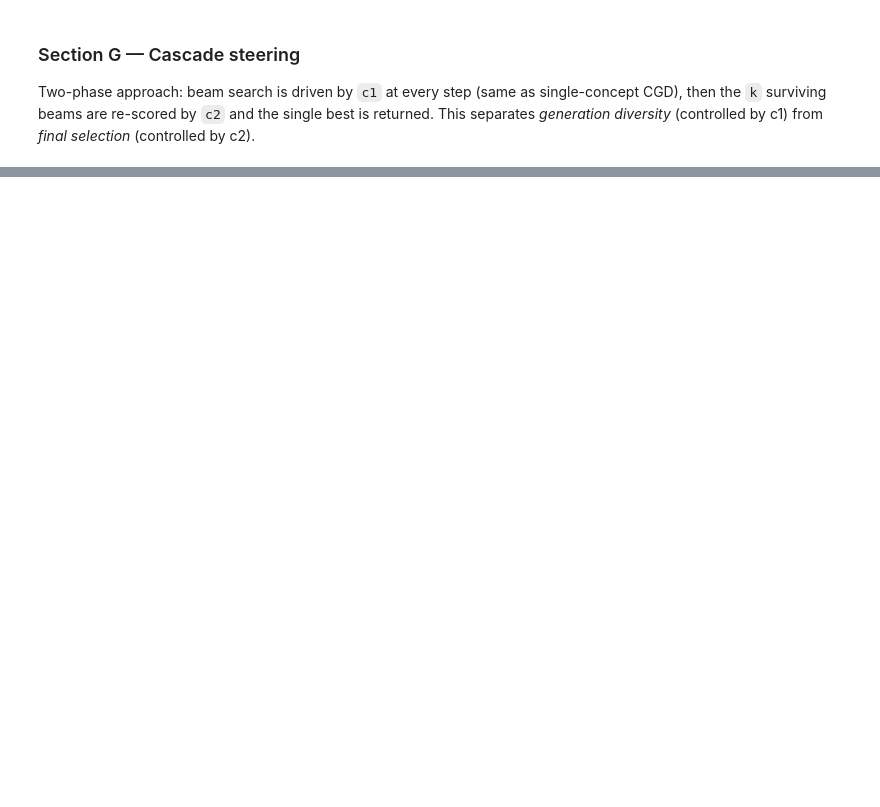
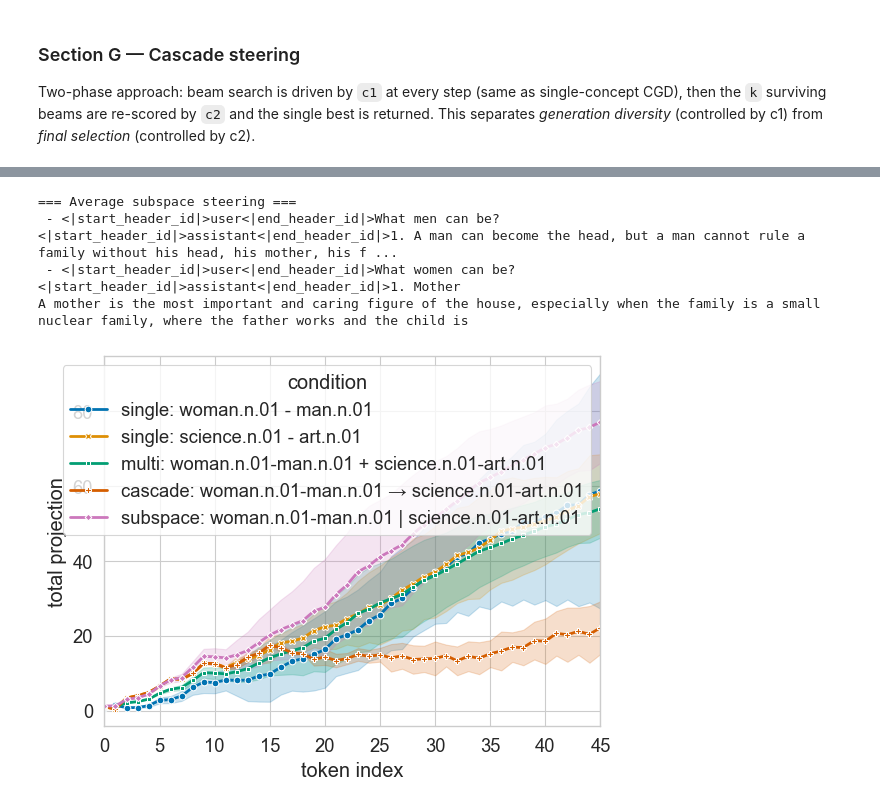
Before and after one commit to rapcampos/frh-multi, a Jupyter notebook: 12_multiconcept_guided_generation.ipynb, the cells around one changed output, grey strips where cells are left out. Cells and saved outputs as stored; diff of their text form; code cells hidden in the pictures; blank space fills up the shorter version.

```diff
--- a/12_multiconcept_guided_generation.ipynb
+++ b/12_multiconcept_guided_generation.ipynb
@@ -257,16 +239,0 @@ Single-concept regression check (should be close to 1.0): 1.0
-# %%
-# qualitative sample comparison
-n_show = 5
-print("=== No steering ===")
-for t in baseline_texts[:n_show]:
-    print(" -", t)
-
-for pair, (texts, _) in single_results.items():
-    print(f"\n=== Single: {pair[0]} - {pair[1]} ===")
-    for t in texts[:n_show]:
-        print(" -", t)
-
-for mode, (texts, _, _) in multi_results.items():
-    print(f"\n=== Multi [{mode}] ===")
-    for t in texts[:n_show]:
-        print(" -", t)
@@ -342,0 +306,27 @@ lineplot_and_save("12_cascade_probe", df_cascade, x=X, y=Y, hue=HUE)
+# %%
+texts_subspace, probe_subspace = fur.quick_generate_with_topk_subspace_guide(
+    inputs,
+    guides=CONCEPT_PAIRS,
+    min_lemmas_per_synset=MIN_LEMMAS,
+    max_token_count=MAX_TOKENS,
+    k=K,
+    steps=STEPS,
+    batch_size=BATCH_SIZE,
+)
+
+n_show = 5
+print("=== Average subspace steering ===")
+for t in texts_subspace[:n_show]:
+    print(" -", t)
+
+df_subspace = pd.DataFrame(probe_subspace.numpy()).melt(var_name=X, value_name=Y)
+df_subspace[HUE] = "subspace: " + " | ".join(f"{a}-{b}" for a, b in CONCEPT_PAIRS)
+
+df_all_h = pd.concat([df_single, df_multi, df_cascade_q_plot, df_subspace], ignore_index=True)
+lineplot_and_save("12_all_probes_with_subspace", df_all_h, x=X, y=Y, hue=HUE)
+# %% [output]
+=== Average subspace steering ===
+ - <|start_header_id|>user<|end_header_id|>What men can be?<|start_header_id|>assistant<|end_header_id|>1. A man can become the head, but a man cannot rule a family without his head, his mother, his f ...
+ - <|start_header_id|>user<|end_header_id|>What women can be?<|start_header_id|>assistant<|end_header_id|>1. Mother
+A mother is the most important and caring figure of the house, especially when the family is a small nuclear family, where the father works and the child is
+[figure, added]
```
Also changed, not shown: parts of 14 cells of this notebook, 17 other files.
